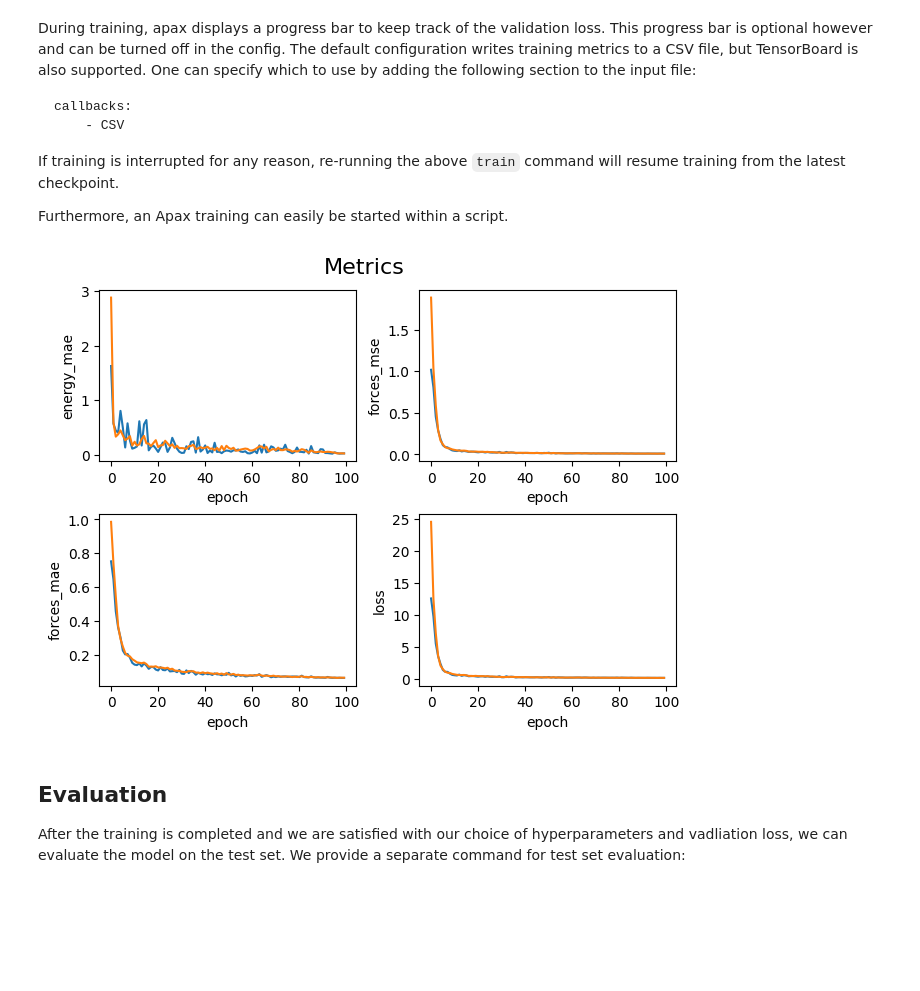
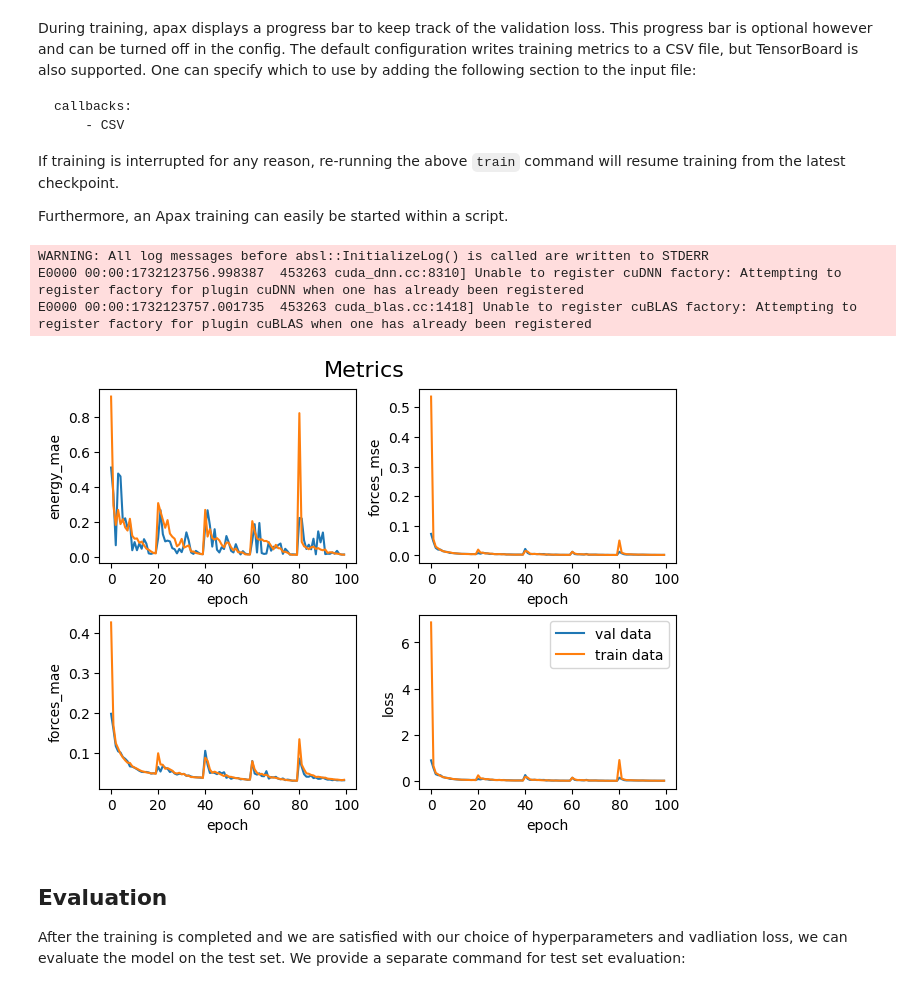
Before and after one commit to apax-hub/apax, a Jupyter notebook: examples/01_Model_Training.ipynb, the cells around one changed output. Cells and saved outputs as stored; diff of their text form; code cells hidden in the pictures; blank space fills up the shorter version.

```diff
--- a/examples/01_Model_Training.ipynb
+++ b/examples/01_Model_Training.ipynb
@@ -170,7 +175,7 @@ Furthermore, an Apax training can easily be started within a script.
 from apax.train.run import run
 from apax.utils.helpers import mod_config
 
-config_path = Path("config.yaml")
+config_path = Path("config_full.yaml")
 
 config_updates = {
     "data": {
@@ -181,35 +186,40 @@ config_updates = {
 config_dict = mod_config(config_path, config_updates)
 
 run(config_dict)
+# %% [output]
+WARNING: All log messages before absl::InitializeLog() is called are written to STDERR
+E0000 00:00:1732123756.998387  453263 cuda_dnn.cc:8310] Unable to register cuDNN factory: Attempting to register factory for plugin cuDNN when one has already been registered
+E0000 00:00:1732123757.001735  453263 cuda_blas.cc:1418] Unable to register cuBLAS factory: Attempting to register factory for plugin cuBLAS when one has already been registered
 # %%
 import matplotlib.pyplot as plt
 import numpy as np
 
 from apax.utils.helpers import load_csv_metrics
 
 metrics_path = "project/models/ethanol_ccsd_t_script/log.csv"
 keys = ["energy_mae", "forces_mse", "forces_mae", "loss"]
 
 data_dict = load_csv_metrics(metrics_path)
 
 fig, axes = plt.subplots(2, 2, constrained_layout=True)
 axes = axes.ravel()
 fig.suptitle("Metrics", fontsize=16)
 
 for id, key in enumerate(keys):
     val = np.array(data_dict[f"val_{key}"])
     train = np.array(data_dict[f"train_{key}"])
     epoch = np.array(data_dict["epoch"])
 
     axes[id].plot(epoch, val, label="val data")
     axes[id].plot(epoch, train, label="train data")
 
     axes[id].set_ylabel(f"{key}")
     axes[id].set_xlabel(r"epoch")
 
+plt.legend()
 plt.show()
 # %% [output]
-[figure, old version]
+[figure, new version]
 # %% [markdown]
 ## Evaluation
 
```
Also changed, not shown: parts of 8 cells of this notebook, 3 other files.
